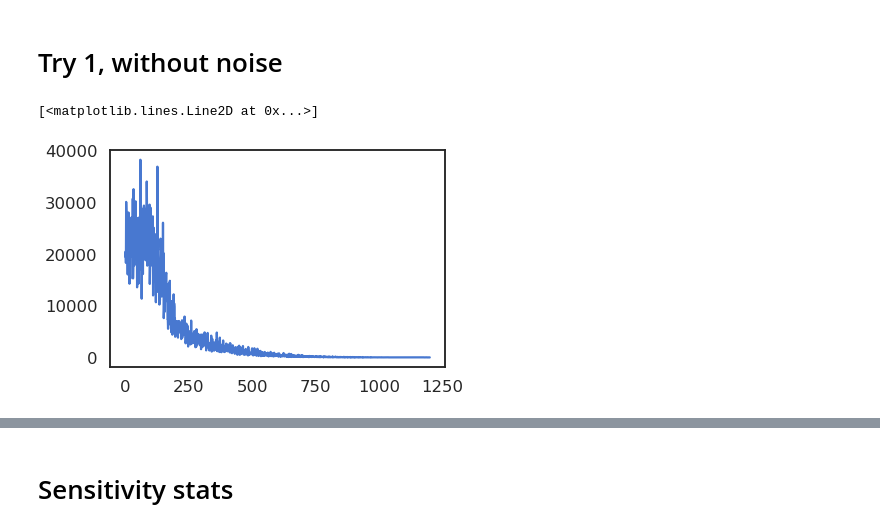
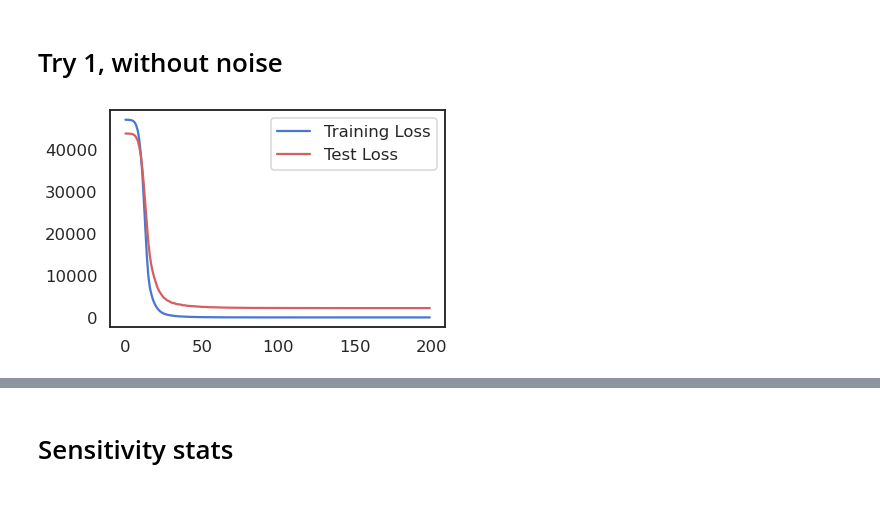
Before and after one commit to twosixlabs/csl, a Jupyter notebook: experiments/immediate_sensitivity/Regression Membership Inference.ipynb, the cells around one changed output, grey strips where cells are left out. Cells and saved outputs as stored; diff of their text form; code cells hidden in the pictures; blank space fills up the shorter version.

```diff
--- a/experiments/immediate_sensitivity/Regression Membership Inference.ipynb
+++ b/experiments/immediate_sensitivity/Regression Membership Inference.ipynb
@@ -263,8 +321,14 @@ final_acc, info_tuple, model = run_experiment(1, 100, False, False)
-# %%
-plt.plot(info_tuple[0])
-# %% [output]
-[<matplotlib.lines.Line2D at 0x...>]
-[figure, removed]
+# %%
+train_losses = info_tuple[6]
+test_losses = info_tuple[5]
+# %%
+plt.plot(train_losses, color='b', label='Training Loss')
+plt.plot(test_losses, color='r', label='Test Loss')
+plt.legend()
+#fig.tight_layout()
+plt.show()
+# %% [output]
+[figure, added]
 # %%
 lossfn = nn.MSELoss()
 
```
Also changed, not shown: parts of 15 cells of this notebook.
